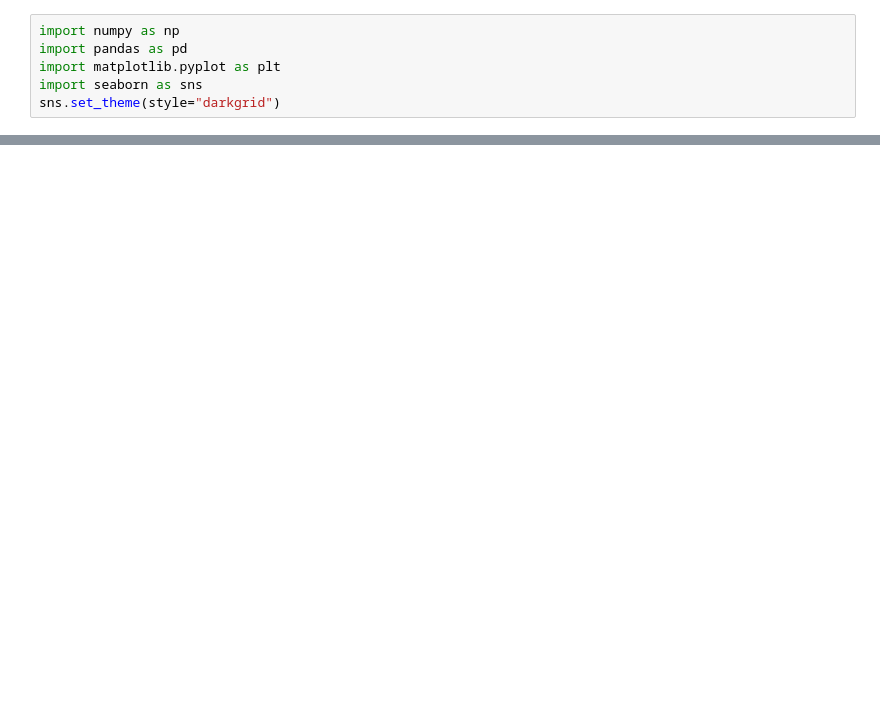
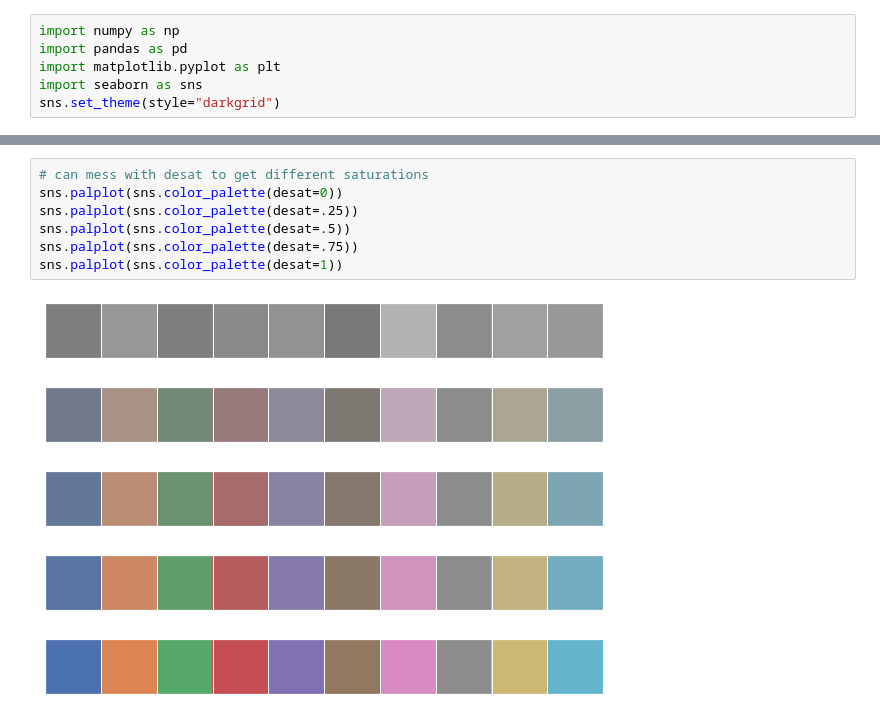
Before and after one commit to yikesbadatnames/seaborn_udemy, a Jupyter notebook: 02_color_palette.ipynb, the cells around one changed output, grey strips where cells are left out. Cells and saved outputs as stored; diff of their text form; blank space fills up the shorter version.

Commit message:
up to command palette

```diff
--- a/02_color_palette.ipynb
+++ b/02_color_palette.ipynb
@@ -20,0 +42,13 @@ sns.set_theme(style="darkgrid")
+# %%
+# can mess with desat to get different saturations
+sns.palplot(sns.color_palette(desat=0))
+sns.palplot(sns.color_palette(desat=.25))
+sns.palplot(sns.color_palette(desat=.5))
+sns.palplot(sns.color_palette(desat=.75))
+sns.palplot(sns.color_palette(desat=1))
+# %% [output]
+[figure, added]
+[figure, added]
+[figure, added]
+[figure, added]
+[figure, added]
```
Also changed, not shown: parts of 26 cells of this notebook.
